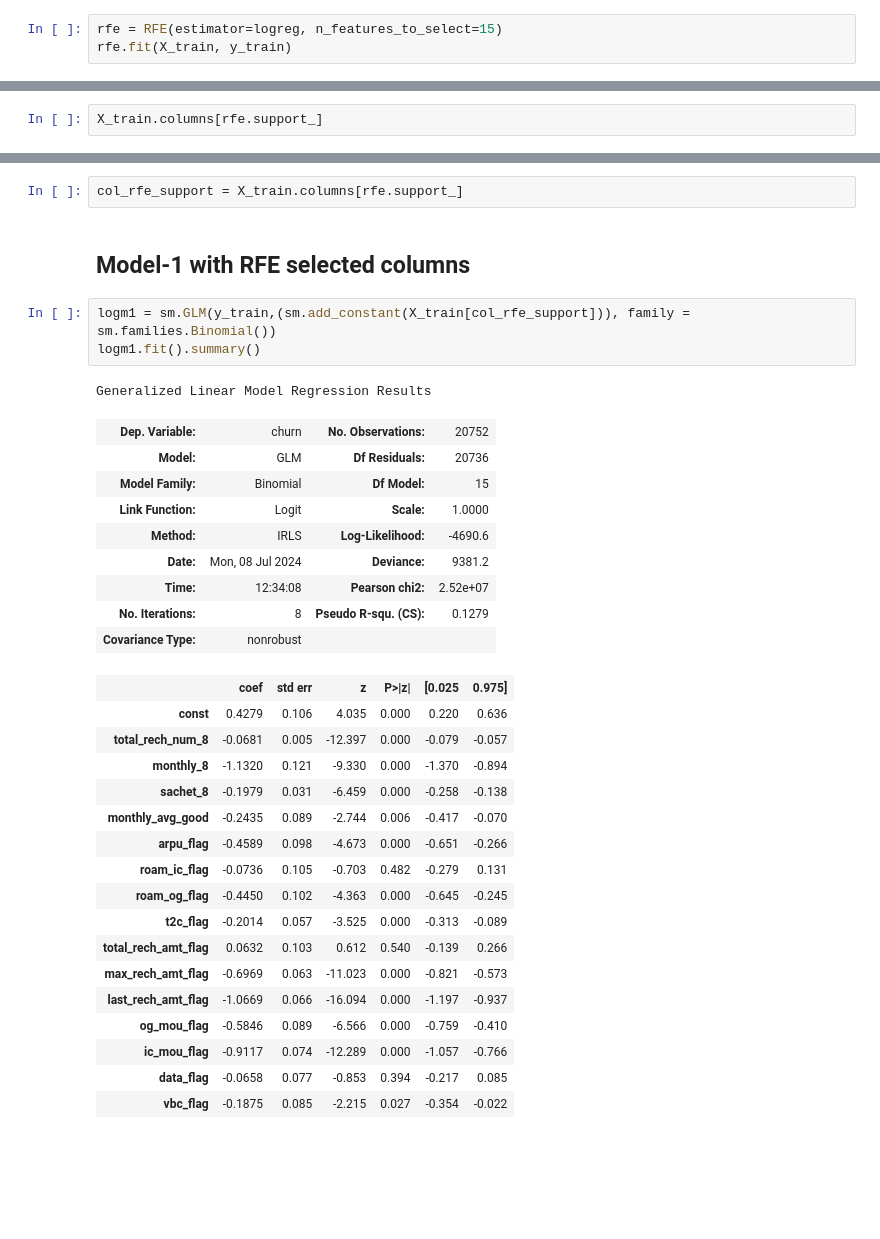
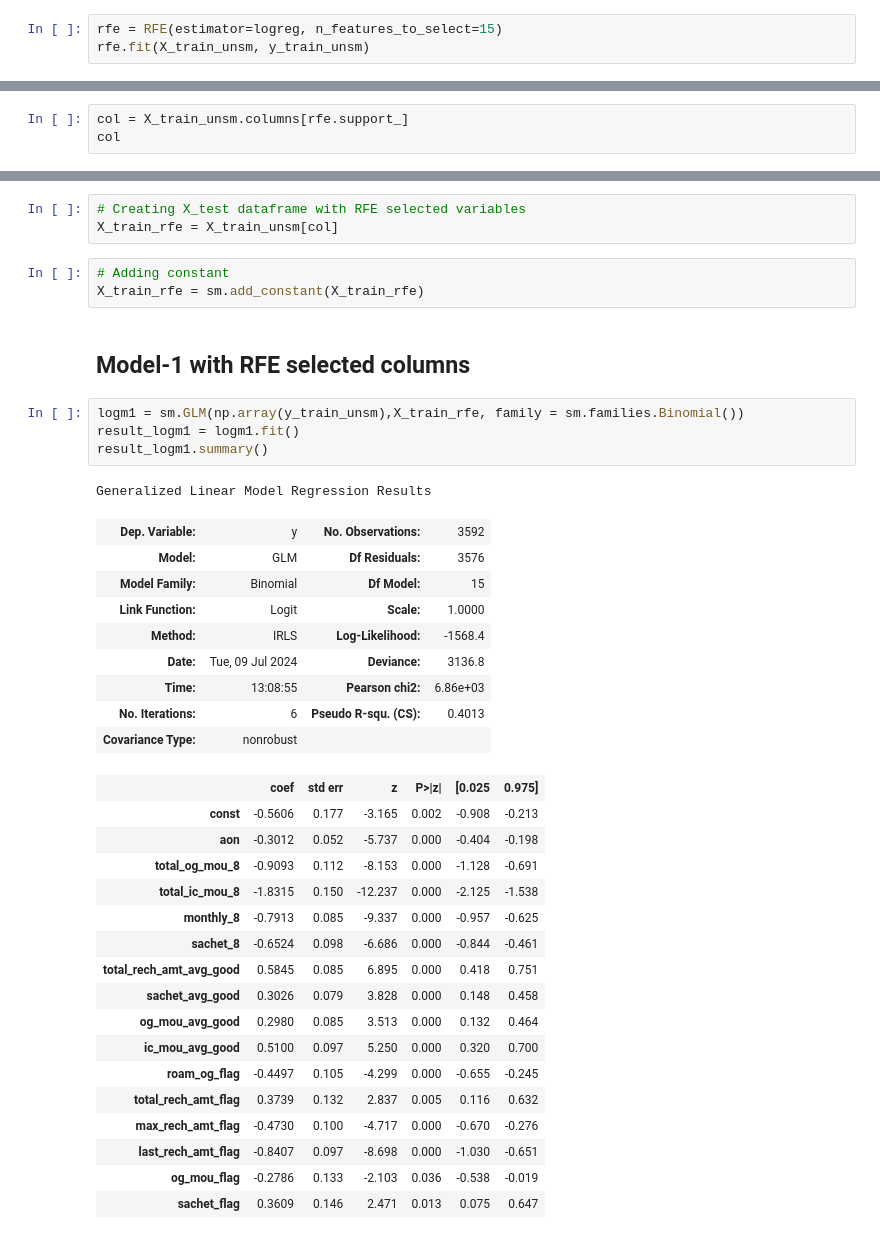
Before and after one commit to parijaatsunil/Telecom_Churn_Case_Study, a Jupyter notebook: Telecom Churn_July.ipynb, the cells around one changed output, grey strips where cells are left out. Cells and saved outputs as stored; diff of their text form; blank space fills up the shorter version.

```diff
--- a/Telecom Churn_July.ipynb
+++ b/Telecom Churn_July.ipynb
@@ -1403,7 +2021,7 @@ Generalized Linear Model Regression Results
 ### Getting parameters from RFE
 # %%
 rfe = RFE(estimator=logreg, n_features_to_select=15)
-rfe.fit(X_train, y_train)
+rfe.fit(X_train_unsm, y_train_unsm)
 # %% [output]
 RFE(estimator=LogisticRegression(), n_features_to_select=15)
 # %%
@@ -1429,3 +2047,4 @@ list(zip(X_train.columns, rfe.support_, rfe.ranking_))
 # %%
-X_train.columns[rfe.support_]
+col = X_train_unsm.columns[rfe.support_]
+col
 # %% [output]
@@ -1436,39 +2056,44 @@ Index(['total_rech_num_8', 'monthly_8', 'sachet_8', 'monthly_avg_good',
       dtype='object')
 # %%
-col_rfe_support = X_train.columns[rfe.support_]
+# Creating X_test dataframe with RFE selected variables
+X_train_rfe = X_train_unsm[col]
+# %%
+# Adding constant
+X_train_rfe = sm.add_constant(X_train_rfe)
 # %% [markdown]
 ## Model-1 with RFE selected columns
 # %%
-logm1 = sm.GLM(y_train,(sm.add_constant(X_train[col_rfe_support])), family = sm.families.Binomial())
-logm1.fit().summary()
+logm1 = sm.GLM(np.array(y_train_unsm),X_train_rfe, family = sm.families.Binomial())
+result_logm1 = logm1.fit()
+result_logm1.summary()
 # %% [output]
 Generalized Linear Model Regression Results
-| Dep. Variable: | churn | No. Observations: | 20752 |
-| Model: | GLM | Df Residuals: | 20736 |
+| Dep. Variable: | y | No. Observations: | 3592 |
+| Model: | GLM | Df Residuals: | 3576 |
 | Model Family: | Binomial | Df Model: | 15 |
 | Link Function: | Logit | Scale: | 1.0000 |
-| Method: | IRLS | Log-Likelihood: | -4690.6 |
-| Date: | Mon, 08 Jul 2024 | Deviance: | 9381.2 |
-| Time: | 12:34:08 | Pearson chi2: | 2.52e+07 |
-| No. Iterations: | 8 | Pseudo R-squ. (CS): | 0.1279 |
+| Method: | IRLS | Log-Likelihood: | -1568.4 |
+| Date: | Tue, 09 Jul 2024 | Deviance: | 3136.8 |
+| Time: | 13:08:55 | Pearson chi2: | 6.86e+03 |
+| No. Iterations: | 6 | Pseudo R-squ. (CS): | 0.4013 |
 | Covariance Type: | nonrobust |  |  |
 |  | coef | std err | z | P>|z| | [0.025 | 0.975] |
-| const | 0.4279 | 0.106 | 4.035 | 0.000 | 0.220 | 0.636 |
-| total_rech_num_8 | -0.0681 | 0.005 | -12.397 | 0.000 | -0.079 | -0.057 |
-| monthly_8 | -1.1320 | 0.121 | -9.330 | 0.000 | -1.370 | -0.894 |
-| sachet_8 | -0.1979 | 0.031 | -6.459 | 0.000 | -0.258 | -0.138 |
-| monthly_avg_good | -0.2435 | 0.089 | -2.744 | 0.006 | -0.417 | -0.070 |
-| arpu_flag | -0.4589 | 0.098 | -4.673 | 0.000 | -0.651 | -0.266 |
-| roam_ic_flag | -0.0736 | 0.105 | -0.703 | 0.482 | -0.279 | 0.131 |
-| roam_og_flag | -0.4450 | 0.102 | -4.363 | 0.000 | -0.645 | -0.245 |
-| t2c_flag | -0.2014 | 0.057 | -3.525 | 0.000 | -0.313 | -0.089 |
-| total_rech_amt_flag | 0.0632 | 0.103 | 0.612 | 0.540 | -0.139 | 0.266 |
-| max_rech_amt_flag | -0.6969 | 0.063 | -11.023 | 0.000 | -0.821 | -0.573 |
-| last_rech_amt_flag | -1.0669 | 0.066 | -16.094 | 0.000 | -1.197 | -0.937 |
-| og_mou_flag | -0.5846 | 0.089 | -6.566 | 0.000 | -0.759 | -0.410 |
-| ic_mou_flag | -0.9117 | 0.074 | -12.289 | 0.000 | -1.057 | -0.766 |
-| data_flag | -0.0658 | 0.077 | -0.853 | 0.394 | -0.217 | 0.085 |
-| vbc_flag | -0.1875 | 0.085 | -2.215 | 0.027 | -0.354 | -0.022 |
+| const | -0.5606 | 0.177 | -3.165 | 0.002 | -0.908 | -0.213 |
+| aon | -0.3012 | 0.052 | -5.737 | 0.000 | -0.404 | -0.198 |
+| total_og_mou_8 | -0.9093 | 0.112 | -8.153 | 0.000 | -1.128 | -0.691 |
+| total_ic_mou_8 | -1.8315 | 0.150 | -12.237 | 0.000 | -2.125 | -1.538 |
+| monthly_8 | -0.7913 | 0.085 | -9.337 | 0.000 | -0.957 | -0.625 |
+| sachet_8 | -0.6524 | 0.098 | -6.686 | 0.000 | -0.844 | -0.461 |
+| total_rech_amt_avg_good | 0.5845 | 0.085 | 6.895 | 0.000 | 0.418 | 0.751 |
+| sachet_avg_good | 0.3026 | 0.079 | 3.828 | 0.000 | 0.148 | 0.458 |
+| og_mou_avg_good | 0.2980 | 0.085 | 3.513 | 0.000 | 0.132 | 0.464 |
+| ic_mou_avg_good | 0.5100 | 0.097 | 5.250 | 0.000 | 0.320 | 0.700 |
+| roam_og_flag | -0.4497 | 0.105 | -4.299 | 0.000 | -0.655 | -0.245 |
+| total_rech_amt_flag | 0.3739 | 0.132 | 2.837 | 0.005 | 0.116 | 0.632 |
+| max_rech_amt_flag | -0.4730 | 0.100 | -4.717 | 0.000 | -0.670 | -0.276 |
+| last_rech_amt_flag | -0.8407 | 0.097 | -8.698 | 0.000 | -1.030 | -0.651 |
+| og_mou_flag | -0.2786 | 0.133 | -2.103 | 0.036 | -0.538 | -0.019 |
+| sachet_flag | 0.3609 | 0.146 | 2.471 | 0.013 | 0.075 | 0.647 |
 # %%
 # Create a dataframe that will contain the names of all the feature variables and their respective VIFs
 vif = pd.DataFrame()
```
Also changed, not shown: parts of 175 cells of this notebook.
